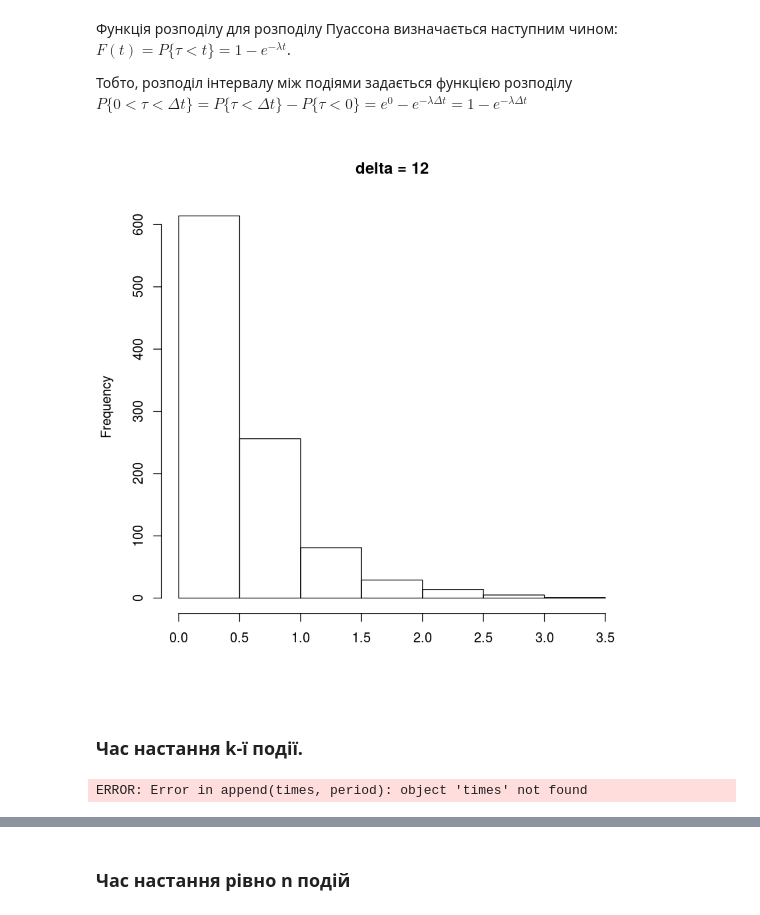
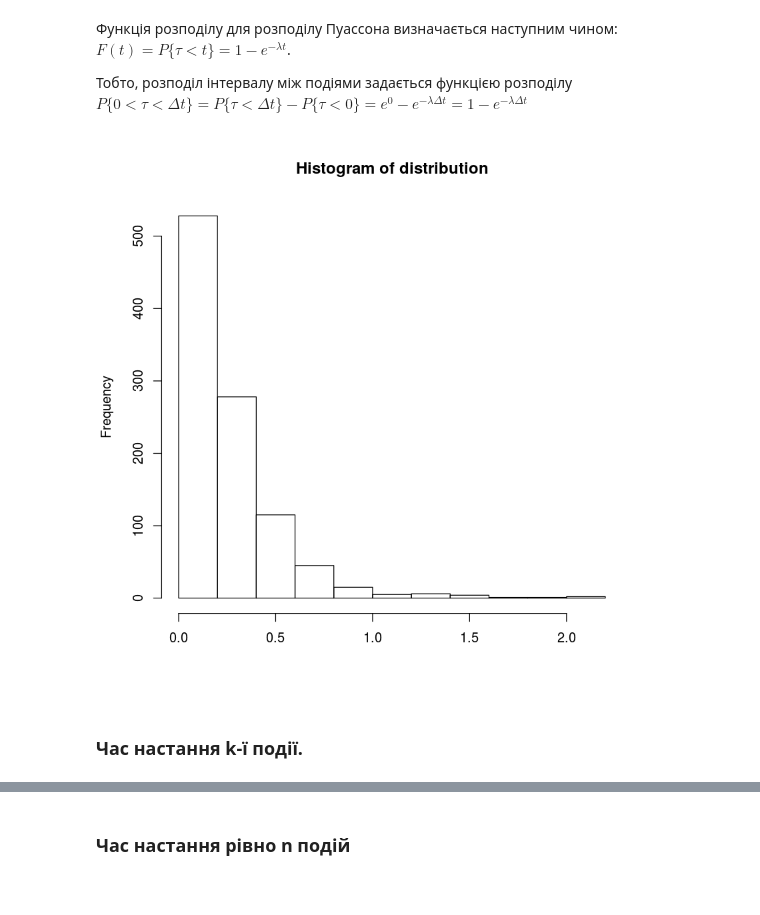
Before and after one commit to vashanin/RandomProcesses, a Jupyter notebook: lab3/RP_Lab3.ipynb, the cells around one changed output, grey strips where cells are left out. Drawn from its saved outputs; the diff is of its cells as text; code cells hidden in the pictures.

```diff
--- a/lab3/RP_Lab3.ipynb
+++ b/lab3/RP_Lab3.ipynb
@@ -113,9 +113,9 @@ F <- function(delta, lambda) {
 }
 # %%
 distribution <- rexp(1000, rate=custom_lambda)
-hist(distribution, main=paste("delta =", delta), xlab=NULL)
+hist(distribution, xlab=NULL)
 # %% [output]
-[figure, old version]
+[figure, new version]
 # %% [markdown]
 ### Час настання k-ї події.
 # %%
@@ -131,8 +131,6 @@ for (i in 1:1000) {
             period <- period + 1
         }
     }
-    times <- append(times, period)
+    k_times <- append(k_times, period)
 }
-# %% [output]
-ERROR: Error in append(times, period): object 'times' not found
 # %%
```
Also changed, not shown: parts of 6 cells of this notebook.
